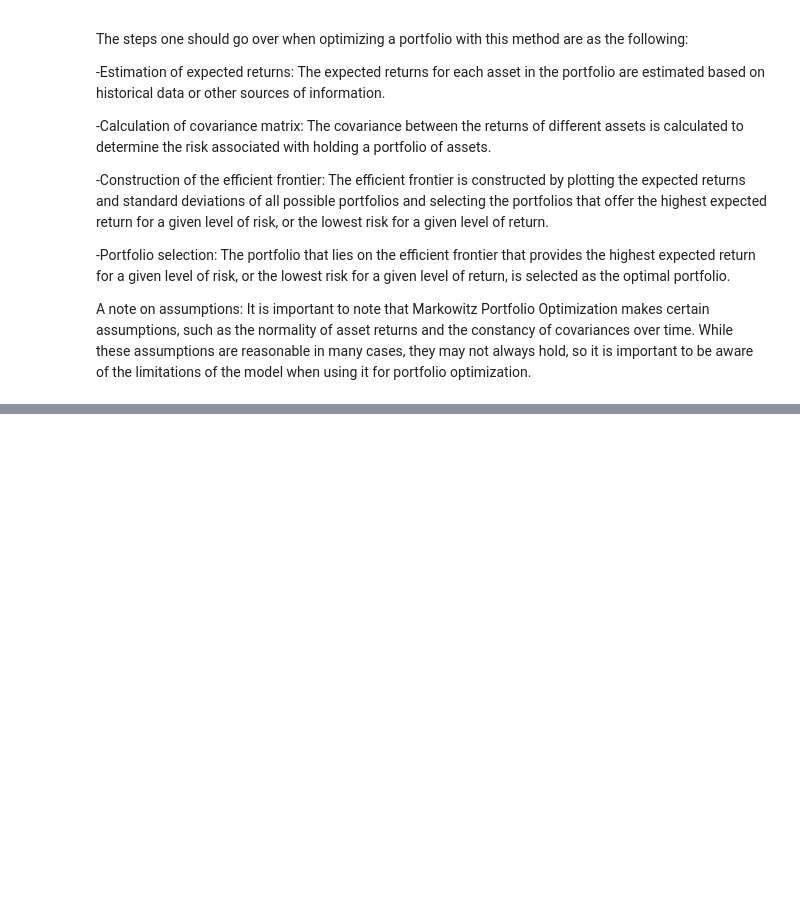
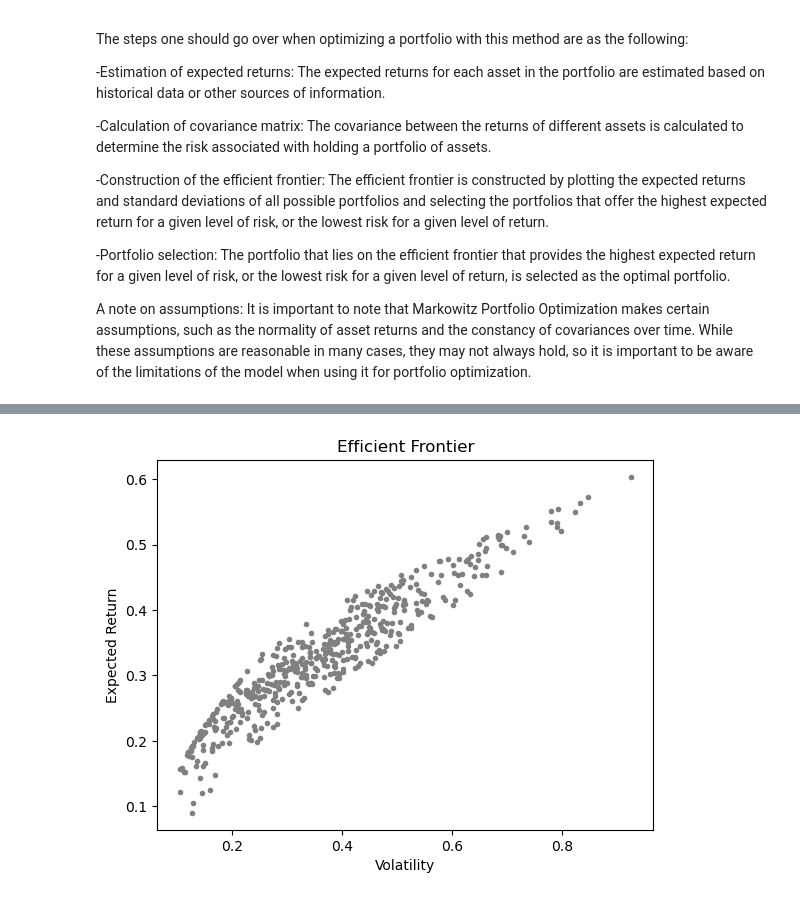
Before and after one commit to ergodique/Portfolio, a Jupyter notebook: Portfolio Optimisation/Portfolio Optimization.ipynb, the cells around one changed output, grey strips where cells are left out. Drawn from its saved outputs; the diff is of its cells as text; code cells hidden in the pictures; blank space fills up the shorter version.

```diff
--- a/Portfolio Optimisation/Portfolio Optimization.ipynb
+++ b/Portfolio Optimisation/Portfolio Optimization.ipynb
@@ -127,0 +136,79 @@ Volatility: 0.12
+# %%
+import pandas as pd
+import numpy as np
+from scipy.optimize import minimize
+import matplotlib.pyplot as plt
+
+# read the data from an Excel file
+data = pd.read_excel('annual_returns.xlsx', sheet_name='Sheet2',index_col=0)
+numeric_cols = data.select_dtypes(include=['float64', 'int64'])
+data[numeric_cols.columns] = numeric_cols / 100
+# calculate the annualized average returns
+avg_returns = data.mean()
+
+# calculate the downside deviation
+down_returns = data.copy()
+down_returns[down_returns > 0] = 0
+down_deviation = np.sqrt(np.sum(np.square(down_returns.mean())))
+
+# set the target return
+target_return = 0.1
+
+# define the objective function
+def sortino_ratio(weights):
+    portfolio_return = np.sum(avg_returns * weights)
+    downside_return = np.sum(down_returns.mean() * weights)
+    return -(portfolio_return - target_return) / down_deviation
+
+# define the constraints
+constraints = ({'type': 'eq', 'fun': lambda x: np.sum(x) - 1},
+               {'type': 'ineq', 'fun': lambda x: x})
+
+# set the initial weights
+init_weights = np.array([1 / len(avg_returns)] * len(avg_returns))
+
+# Define bounds for weights (between -1 and 1)
+bounds = tuple((0, 1) for i in range(num_assets))
+
+# optimize the weights using the Sortino ratio
+result = minimize(sortino_ratio, init_weights, method='SLSQP', constraints=constraints,bounds=bounds)
+
+# get the optimized weights
+
+# Extract weights of efficient portfolio
+asset_names = list(df.columns)
+weights = result.x
+weights_dict = dict(zip(asset_names,weights))
+
+
+
+# calculate the portfolio return and volatility
+portfolio_return = np.sum(avg_returns * weights)
+portfolio_volatility = np.sqrt(np.dot(weights.T, np.dot(data.cov(), weights)))
+
+# print the results
+print("Efficient Frontier Portfolio using Sortino Ratio")
+print('Weights:')
+print(weights_dict)
+print("Portfolio Return:", portfolio_return)
+print("Portfolio Volatility:", portfolio_volatility)
+
+# Number of assets
+num_assets = len(asset_names)
+
+# Plot efficient frontier
+portfolio_returns = []
+portfolio_volatilities = []
+for i in range(500):
+    weights = np.random.rand(num_assets)
+    weights /= np.sum(weights)
+    portfolio_returns.append(np.dot(weights.T, avg_returns))
+    portfolio_volatilities.append(np.sqrt(np.dot(weights.T, np.dot(cov_matrix, weights))))
+portfolio_returns = np.array(portfolio_returns)
+portfolio_volatilities = np.array(portfolio_volatilities)
+plt.scatter(portfolio_volatilities, portfolio_returns, marker='.', color='gray')
+plt.title('Efficient Frontier')
+plt.xlabel('Volatility')
+plt.ylabel('Expected Return')
+plt.show()
+# %% [output]
@@ -127,0 +220 @@ Volatility: 0.12
+[figure, added]
```
Also changed, not shown: parts of 4 cells of this notebook, 1 other file.
